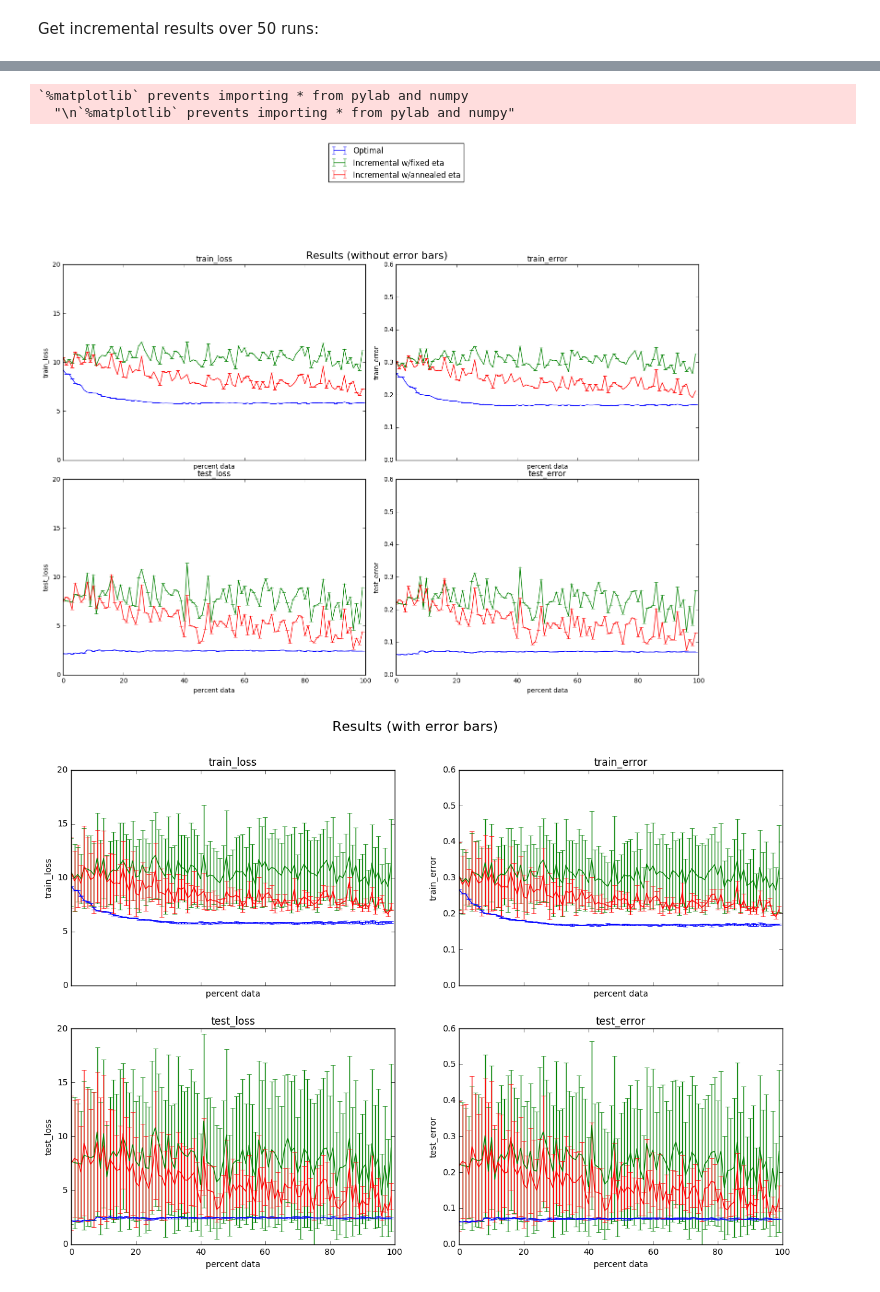
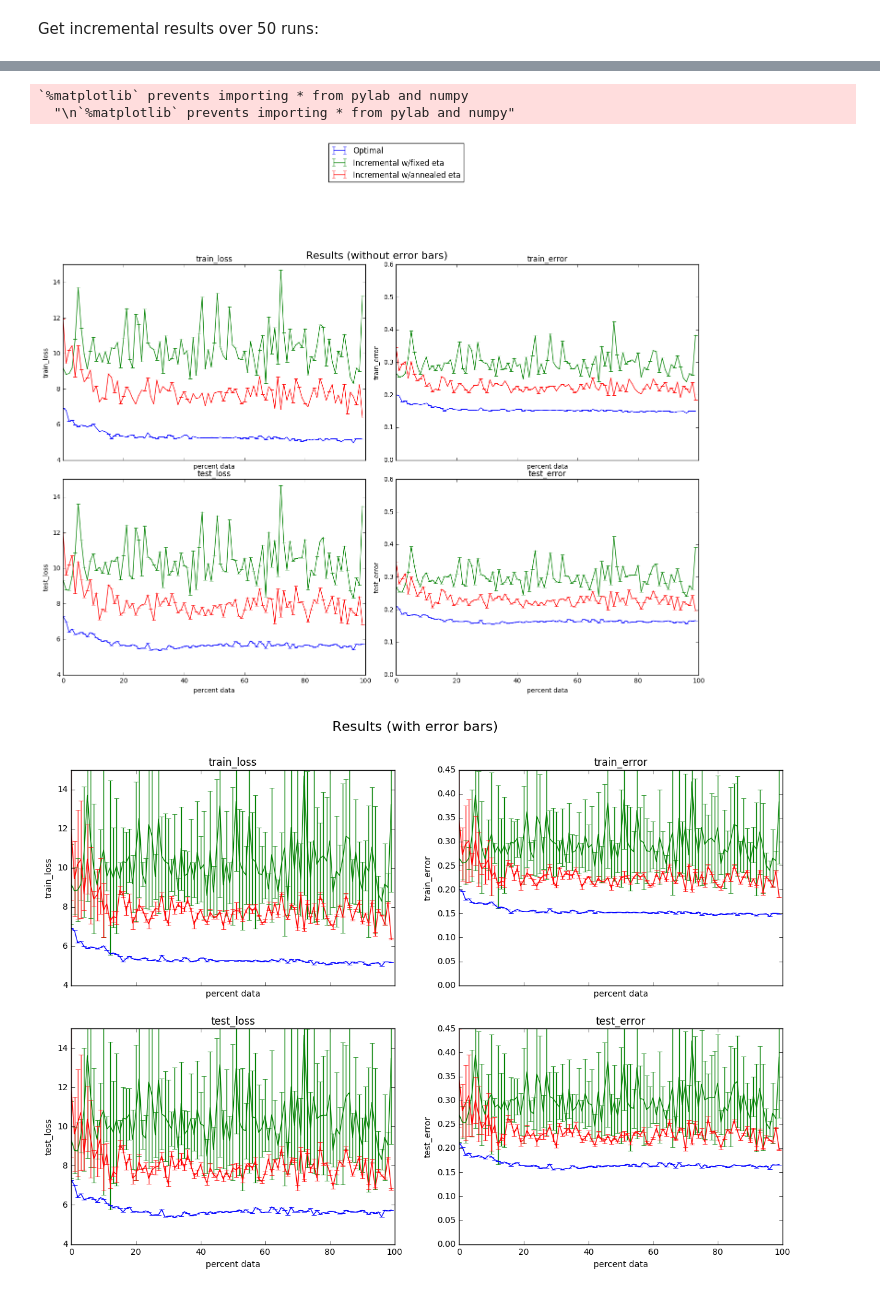
Before and after one commit to noahgolmant/incremental-logistic-regression, a Jupyter notebook: Incremental Logistic Regression.ipynb, the cells around one changed output, grey strips where cells are left out. Cells and saved outputs as stored; diff of their text form; code cells hidden in the pictures.

Commit message:
Add some keystone results

```diff
--- a/Incremental Logistic Regression.ipynb
+++ b/Incremental Logistic Regression.ipynb
@@ -13,7 +14,9 @@ NUM_ITERS   = 5
 The data is for a binary classification task, detecting whether a word token triggers an event in a sentence. The feature vector is from a word2vec model trained with $d=200$.
 # %%
 train_data, train_labels = load('trainingVectors.csv')
-test_data, test_labels = load('testVectors.csv')
+
+train_data, test_data, train_labels, test_labels = train_test_split(train_data, train_labels, test_size=0.25)
+#test_data, test_labels = load('testVectors.csv')
 # %%
 import sys
 
@@ -71,9 +82,9 @@ def run(num_runs, reg_param, num_iterations, loader, eta0=LEARNING_RATE, increme
 # %% [markdown]
 Get the results over 50 runs:
 # %%
-REG_PARAM   = 0.01
-NUM_RUNS_OPTIMAL    = 10
-LEARNING_RATE = .005
+REG_PARAM   = 0.001
+NUM_RUNS_OPTIMAL    = 1
+LEARNING_RATE = 1.0
 # calculate results for training over all data up to current iteration as a benchmark
-optimal_results = run(NUM_RUNS_OPTIMAL, REG_PARAM, NUM_ITERS, load_optimal_batches, LEARNING_RATE, incremental=False, fixed=True)
+optimal_results = run(NUM_RUNS_OPTIMAL, REG_PARAM, NUM_ITERS, load_optimal_batches, LEARNING_RATE, incremental=False, fixed=False)
 # %% [output]
@@ -81,8 +92,10 @@ Run:  1, 2, 3, 4, 5, 6, 7, 8, 9, 10,
 # %%
-LEARNING_RATE=7.0
+FIXED_LEARNING_RATE = 5.0
+ANNEALED_LEARNING_RATE=10.0
 REG_PARAM=0.005
 FIXED = False
-NUM_RUNS=100
-incremental_fixed_results = run(NUM_RUNS, REG_PARAM, NUM_ITERS, load_incremental_batches, LEARNING_RATE, incremental=True, fixed=True)
-incremental_annealed_results =  run(NUM_RUNS, REG_PARAM, NUM_ITERS, load_incremental_batches, LEARNING_RATE, incremental=True, fixed=False)
+NUM_RUNS=10
+incremental_fixed_results = run(NUM_RUNS, REG_PARAM, NUM_ITERS, load_incremental_batches, FIXED_LEARNING_RATE, incremental=True, fixed=True)
+
+incremental_annealed_results =  run(NUM_RUNS, reg, NUM_ITERS, load_incremental_batches, ANNEALED_LEARNING_RATE, incremental=True, fixed=False)
 # %% [output]
@@ -92,7 +105,8 @@ Now run the incremental version, where each iteration trains only on the current
 # %% [markdown]
 Get incremental results over 50 runs:
 # %%
-x = list(range(100))
+
+x = list(range(NUM_DATA_BATCHES))
 
 # calculate the means over the different runs
 optimal_results.calculate_metrics()
@@ -114,9 +128,9 @@ def plot(ax, metric, show_errors=False):
         inc_fixed_err = 0
         inc_annealed_err = 0
 
-    ax.errorbar(x, optimal_mean, yerr=optimal_err**2, label="Optimal")
-    ax.errorbar(x, inc_fixed_mean, yerr=inc_fixed_err**2, label="Incremental w/fixed eta")
-    ax.errorbar(x, inc_annealed_mean, yerr=inc_annealed_err**2, label="Incremental w/annealed eta")
+    ax.errorbar(x, optimal_mean, yerr=optimal_err, label="Optimal")
+    ax.errorbar(x, inc_fixed_mean, yerr=inc_fixed_err, label="Incremental w/fixed eta")
+    ax.errorbar(x, inc_annealed_mean, yerr=inc_annealed_err, label="Incremental w/annealed eta")
 
     ax.set_xlabel("percent data")
     ax.set_ylabel(metric[:-5])
@@ -127,41 +141,41 @@ plot(axs[0,0], 'train_loss_data')
 plot(axs[0,1], 'train_error_data')
 plot(axs[1,0], 'test_loss_data')
 plot(axs[1,1], 'test_error_data')
 
 # set the same bounds
 axs[0,1].set_ylim([0,0.6])
 axs[1,1].set_ylim([0,0.6])
-axs[1,0].set_ylim([0,20])
-axs[0,0].set_ylim([0,20])
+axs[1,0].set_ylim([4,15])
+axs[0,0].set_ylim([4,15])
 
 
 
 plt.legend(loc='lower center', bbox_to_anchor=(0, 2.5))
 fig.suptitle('Results (without error bars)', fontsize=16)
 
 fig, axs = plt.subplots(nrows=2, ncols=2, sharex=True)
 
 plot(axs[0,0], 'train_loss_data', show_errors=True)
 plot(axs[0,1], 'train_error_data', show_errors=True)
 plot(axs[1,0], 'test_loss_data', show_errors=True)
 plot(axs[1,1], 'test_error_data', show_errors=True)
 
 # set the same bounds
-axs[0,1].set_ylim([0,0.6])
-axs[1,1].set_ylim([0,0.6])
-axs[1,0].set_ylim([0,20])
-axs[0,0].set_ylim([0,20])
+axs[0,1].set_ylim([0,0.45])
+axs[1,1].set_ylim([0,0.45])
+axs[1,0].set_ylim([4,15])
+axs[0,0].set_ylim([4,15])
 
 
 fig.suptitle("Results (with error bars)", fontsize=16)
 
 plt.show()
 # %% [output]
 Populating the interactive namespace from numpy and matplotlib
 `%matplotlib` prevents importing * from pylab and numpy
   "\n`%matplotlib` prevents importing * from pylab and numpy"
-[figure, old version]
+[figure, new version]
-[figure, old version]
+[figure, new version]
 # %% [markdown]
 The "optimal" scenario trains the classifier at iteration $i$ on all data up to iteration $i$. The incremental scenario incorporates only the data at batch $i$.
 
```
Also changed, not shown: parts of 8 cells of this notebook, 4 other files.
